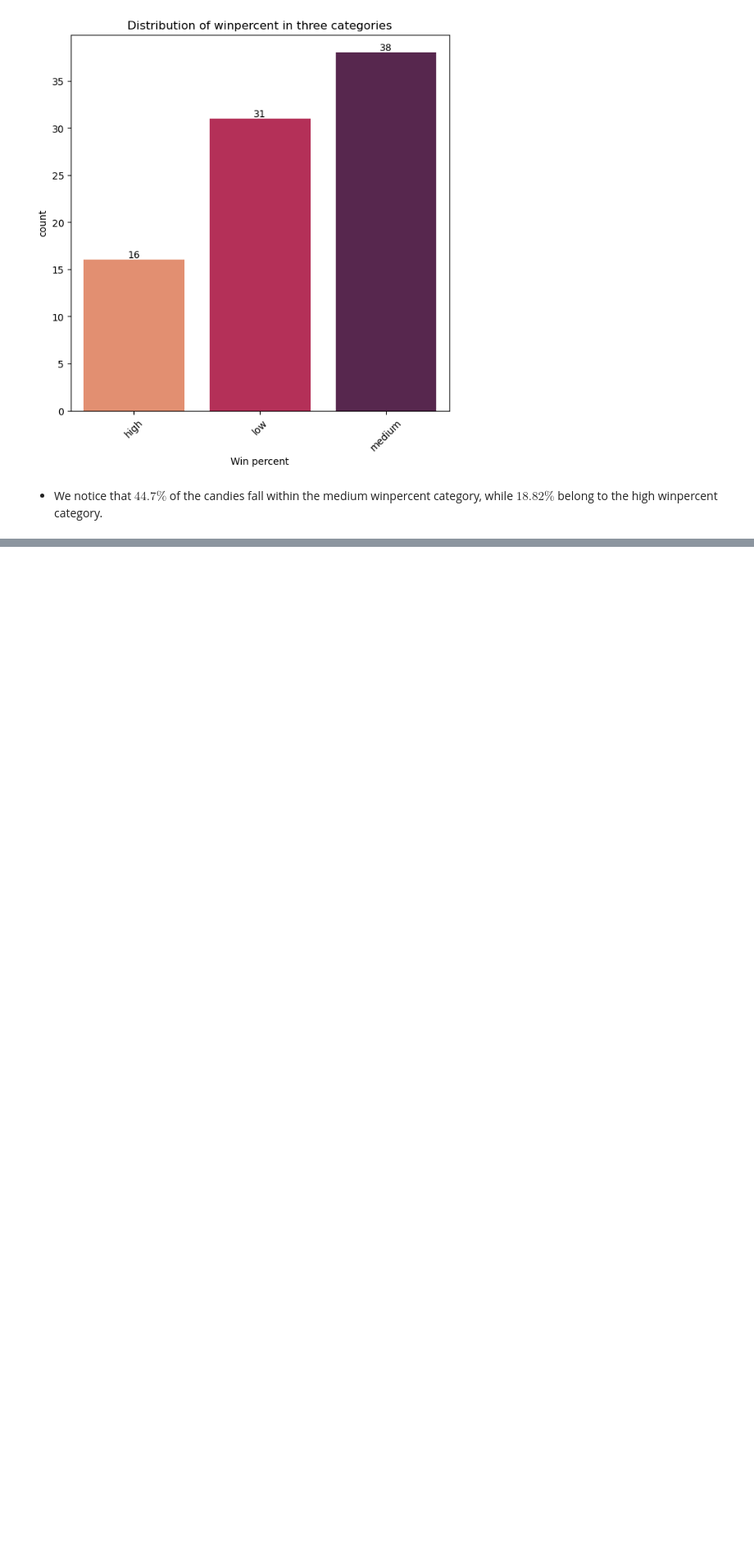
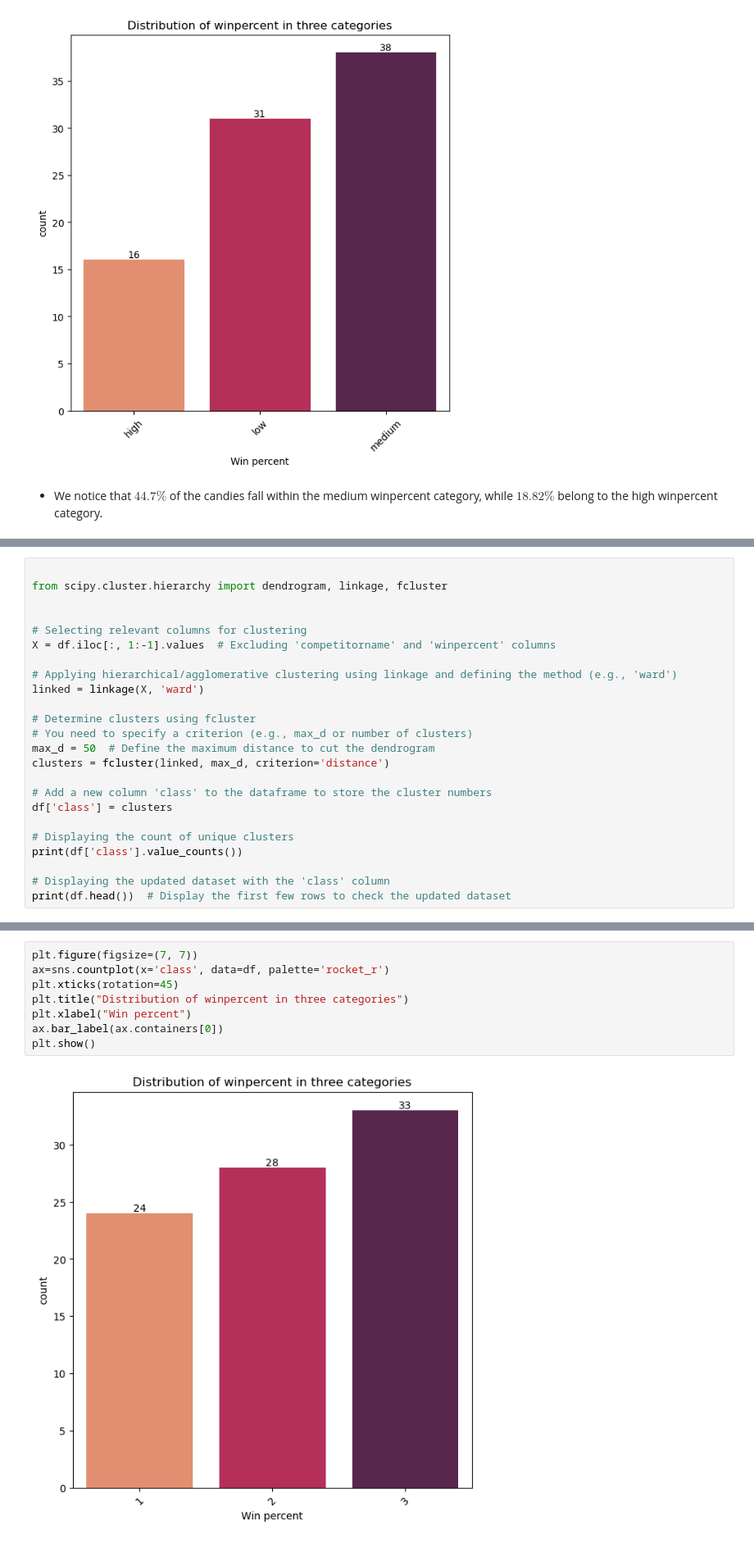
Before and after one commit to Jrana1/Candy-Ranking-Analysis, a Jupyter notebook: Lidl-Analytics-Case-Study.ipynb, the cells around one changed output, grey strips where cells are left out. Shown at 82% size. Cells and saved outputs as stored; diff of their text form; blank space fills up the shorter version.

```diff
--- a/Lidl-Analytics-Case-Study.ipynb
+++ b/Lidl-Analytics-Case-Study.ipynb
@@ -297,0 +438,24 @@ plt.show()
+# %%
+
+from scipy.cluster.hierarchy import dendrogram, linkage, fcluster
+
+
+# Selecting relevant columns for clustering
+X = df.iloc[:, 1:-1].values  # Excluding 'competitorname' and 'winpercent' columns
+
+# Applying hierarchical/agglomerative clustering using linkage and defining the method (e.g., 'ward')
+linked = linkage(X, 'ward')
+
+# Determine clusters using fcluster
+# You need to specify a criterion (e.g., max_d or number of clusters)
+max_d = 50  # Define the maximum distance to cut the dendrogram
+clusters = fcluster(linked, max_d, criterion='distance')
+
+# Add a new column 'class' to the dataframe to store the cluster numbers
+df['class'] = clusters
+
+# Displaying the count of unique clusters
+print(df['class'].value_counts())
+
+# Displaying the updated dataset with the 'class' column
+print(df.head())  # Display the first few rows to check the updated dataset
@@ -297,0 +480,10 @@ plt.show()
+# %%
+plt.figure(figsize=(7, 7))
+ax=sns.countplot(x='class', data=df, palette='rocket_r')
+plt.xticks(rotation=45)
+plt.title("Distribution of winpercent in three categories")
+plt.xlabel("Win percent")
+ax.bar_label(ax.containers[0])
+plt.show()
+# %% [output]
+[figure, added]
```
Also changed, not shown: parts of 35 cells of this notebook.
